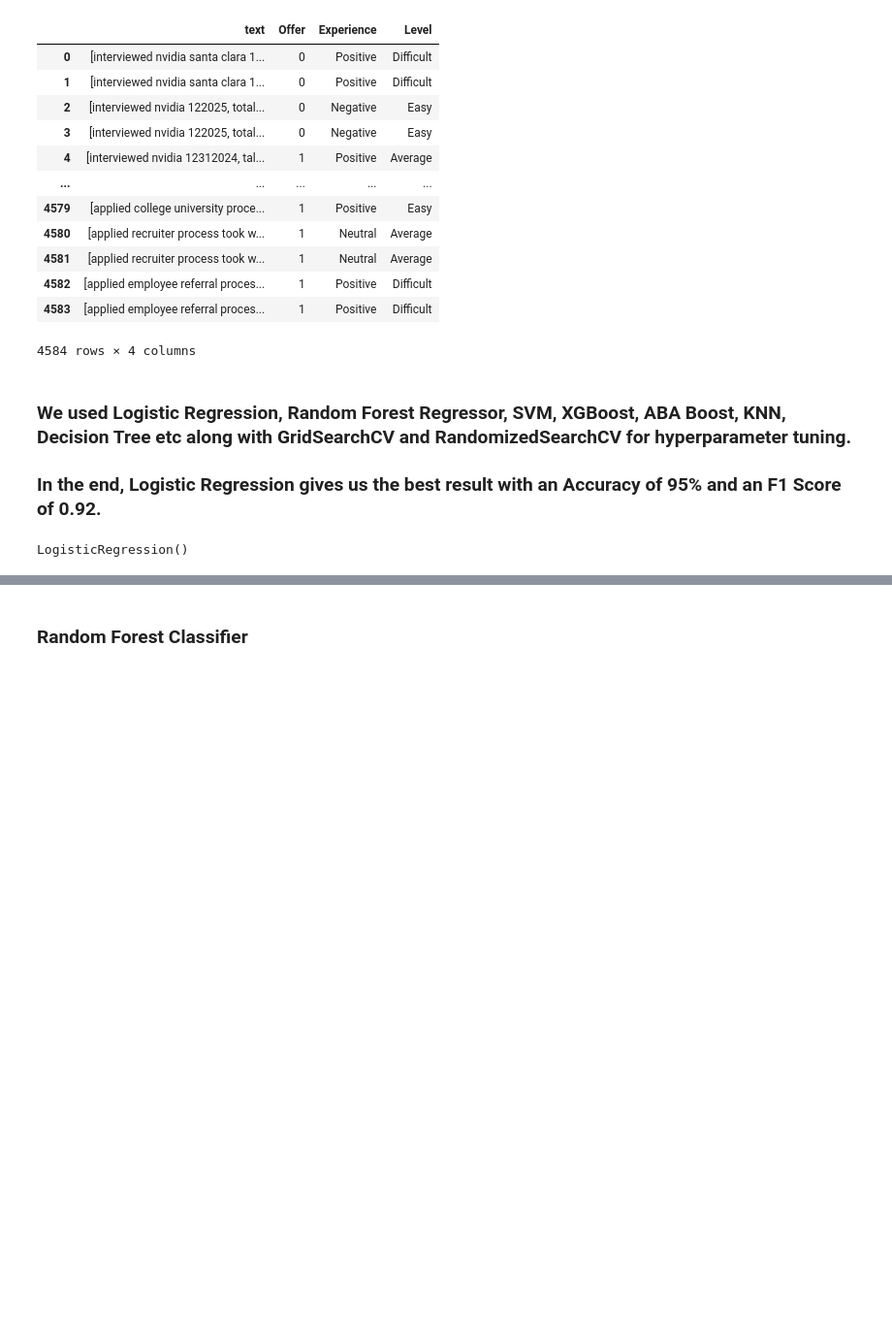
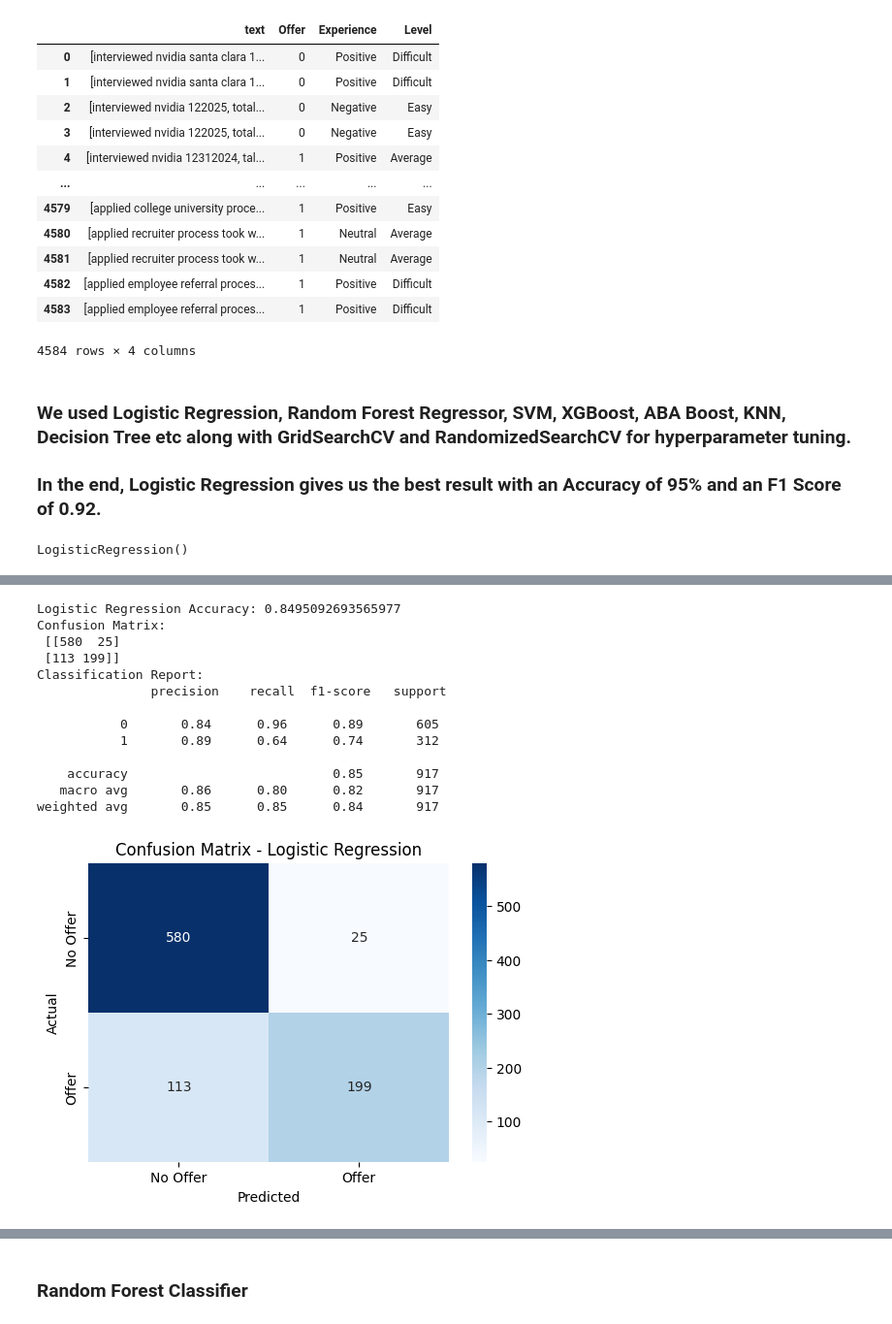
Before and after one commit to hd-nguyen/UET-Web-Mining, a Jupyter notebook: ClassificationNew.ipynb, the cells around one changed output, grey strips where cells are left out. Shown at 97% size. Cells and saved outputs as stored; diff of their text form; code cells hidden in the pictures; blank space fills up the shorter version.

```diff
--- a/ClassificationNew.ipynb
+++ b/ClassificationNew.ipynb
@@ -265,0 +264,37 @@ plt.show()
+# %%
+# Logistic Regression Classifier
+logreg_classifier = LogisticRegression(random_state=42)
+logreg_classifier.fit(X_train, y_train)
+y_pred_logreg = logreg_classifier.predict(X_test)
+
+# Evaluate Logistic Regression
+accuracy_logreg = accuracy_score(y_test, y_pred_logreg)
+conf_matrix_logreg = confusion_matrix(y_test, y_pred_logreg)
+class_report_logreg = classification_report(y_test, y_pred_logreg)
+
+print("Logistic Regression Accuracy:", accuracy_logreg)
+print("Confusion Matrix:\n", conf_matrix_logreg)
+print("Classification Report:\n", class_report_logreg)
+
+# Plot Confusion Matrix for Logistic Regression
+plt.figure(figsize=(6, 4))
+sns.heatmap(conf_matrix_logreg, annot=True, fmt='d', cmap='Blues', xticklabels=['No Offer', 'Offer'], yticklabels=['No Offer', 'Offer'])
+plt.title('Confusion Matrix - Logistic Regression')
+plt.xlabel('Predicted')
+plt.ylabel('Actual')
+plt.show()
+# %% [output]
+Logistic Regression Accuracy: 0.8495092693565977
+Confusion Matrix:
+ [[580  25]
+ [113 199]]
+Classification Report:
+               precision    recall  f1-score   support
+
+           0       0.84      0.96      0.89       605
+           1       0.89      0.64      0.74       312
+
+    accuracy                           0.85       917
+   macro avg       0.86      0.80      0.82       917
+weighted avg       0.85      0.85      0.84       917
+[figure, added]
```
Also changed, not shown: parts of 28 cells of this notebook.
